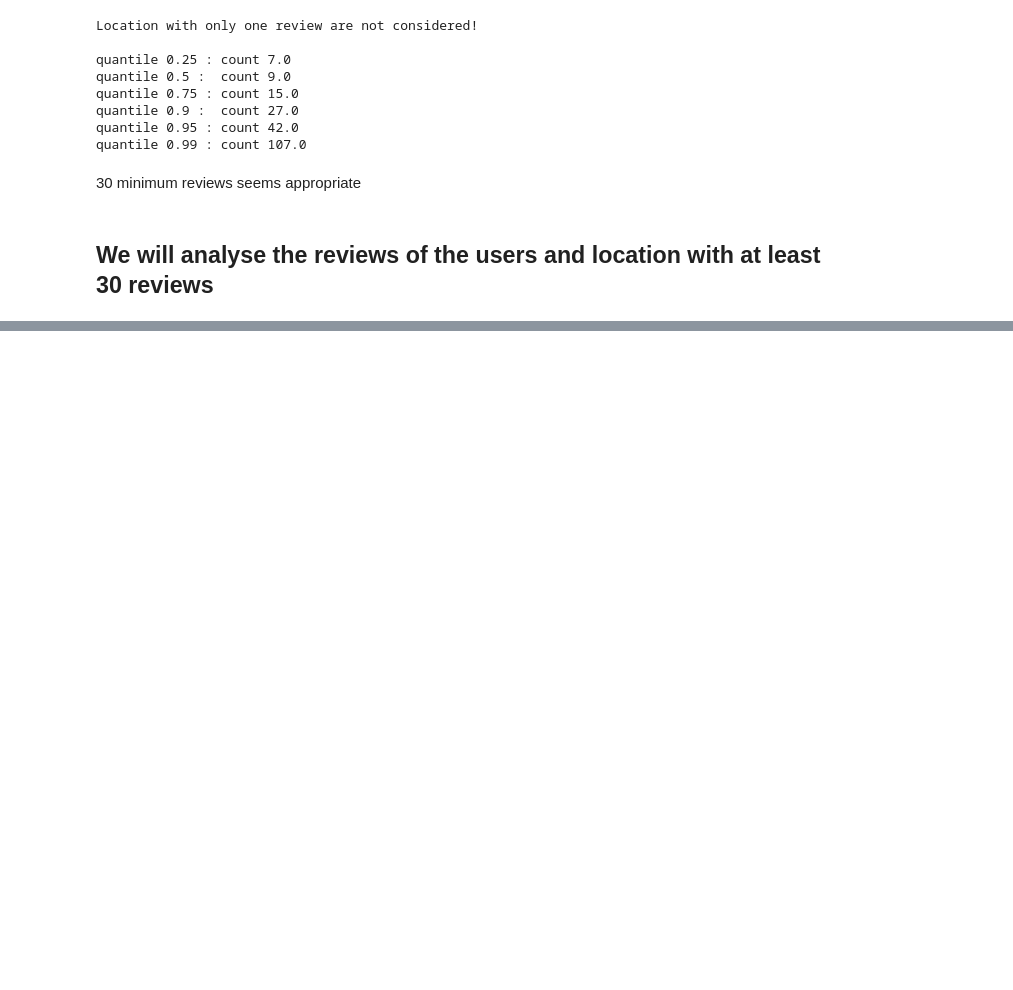
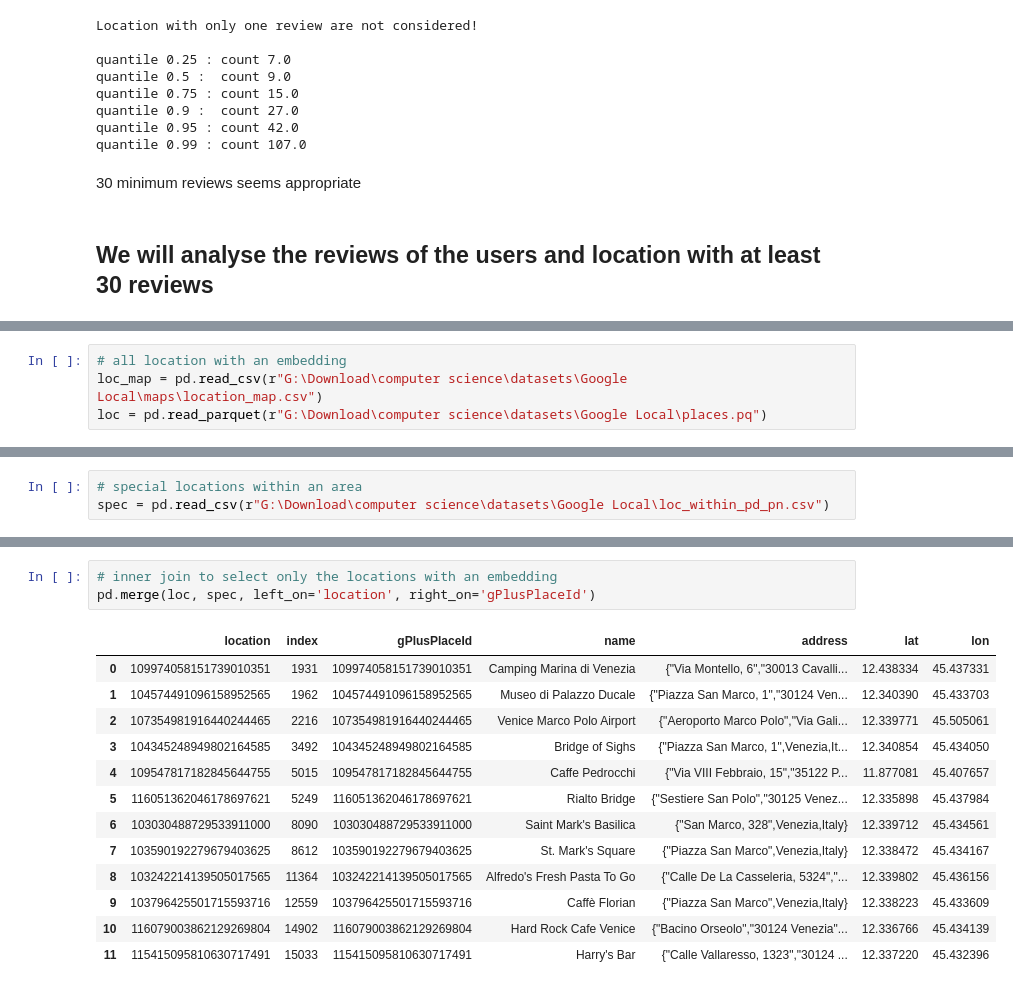
Before and after one commit to LorenzoBoccalon/Embeddings_Pytorch, a Jupyter notebook: exploratory_analysis.ipynb, the cells around one changed output, grey strips where cells are left out. Cells and saved outputs as stored; diff of their text form; blank space fills up the shorter version.

```diff
--- a/exploratory_analysis.ipynb
+++ b/exploratory_analysis.ipynb
@@ -180,0 +241,4 @@ quantile 0.99 : count 107.0
+# %%
+# all location with an embedding
+loc_map = pd.read_csv(r"G:\Download\computer science\datasets\Google Local\maps\location_map.csv")
+loc = pd.read_parquet(r"G:\Download\computer science\datasets\Google Local\places.pq")
@@ -180,0 +262,3 @@ quantile 0.99 : count 107.0
+# %%
+# special locations within an area
+spec = pd.read_csv(r"G:\Download\computer science\datasets\Google Local\loc_within_pd_pn.csv")
@@ -180,0 +281,17 @@ quantile 0.99 : count 107.0
+# %%
+# inner join to select only the locations with an embedding
+pd.merge(loc, spec, left_on='location', right_on='gPlusPlaceId')
+# %% [output]
+|  | location | index | gPlusPlaceId | name | address | lat | lon |
+| 0 | 109974058151739010351 | 1931 | 109974058151739010351 | Camping Marina di Venezia | {"Via Montello, 6","30013 Cavalli... | 12.438334 | 45.437331 |
+| 1 | 104574491096158952565 | 1962 | 104574491096158952565 | Museo di Palazzo Ducale | {"Piazza San Marco, 1","30124 Ven... | 12.340390 | 45.433703 |
+| 2 | 107354981916440244465 | 2216 | 107354981916440244465 | Venice Marco Polo Airport | {"Aeroporto Marco Polo","Via Gali... | 12.339771 | 45.505061 |
+| 3 | 104345248949802164585 | 3492 | 104345248949802164585 | Bridge of Sighs | {"Piazza San Marco, 1",Venezia,It... | 12.340854 | 45.434050 |
+| 4 | 109547817182845644755 | 5015 | 109547817182845644755 | Caffe Pedrocchi | {"Via VIII Febbraio, 15","35122 P... | 11.877081 | 45.407657 |
+| 5 | 116051362046178697621 | 5249 | 116051362046178697621 | Rialto Bridge | {"Sestiere San Polo","30125 Venez... | 12.335898 | 45.437984 |
+| 6 | 103030488729533911000 | 8090 | 103030488729533911000 | Saint Mark's Basilica | {"San Marco, 328",Venezia,Italy} | 12.339712 | 45.434561 |
+| 7 | 103590192279679403625 | 8612 | 103590192279679403625 | St. Mark's Square | {"Piazza San Marco",Venezia,Italy} | 12.338472 | 45.434167 |
+| 8 | 103242214139505017565 | 11364 | 103242214139505017565 | Alfredo's Fresh Pasta To Go | {"Calle De La Casseleria, 5324","... | 12.339802 | 45.436156 |
+| 9 | 103796425501715593716 | 12559 | 103796425501715593716 | Caffè Florian | {"Piazza San Marco",Venezia,Italy} | 12.338223 | 45.433609 |
+| 10 | 116079003862129269804 | 14902 | 116079003862129269804 | Hard Rock Cafe Venice | {"Bacino Orseolo","30124 Venezia"... | 12.336766 | 45.434139 |
+| 11 | 115415095810630717491 | 15033 | 115415095810630717491 | Harry's Bar | {"Calle Vallaresso, 1323","30124 ... | 12.337220 | 45.432396 |
```
Also changed, not shown: parts of 10 cells of this notebook.
